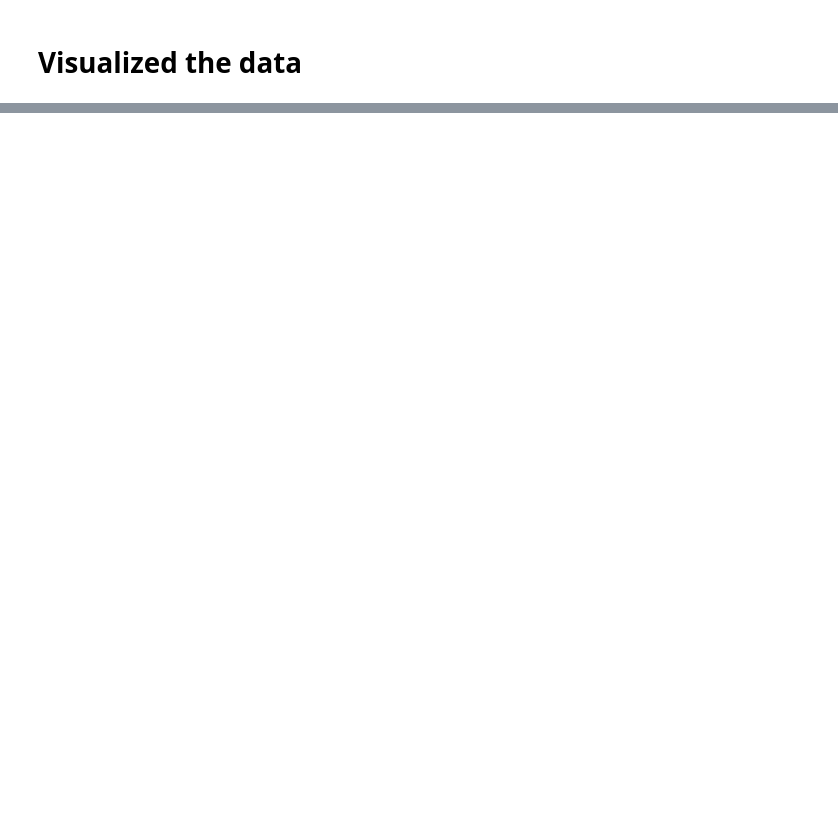
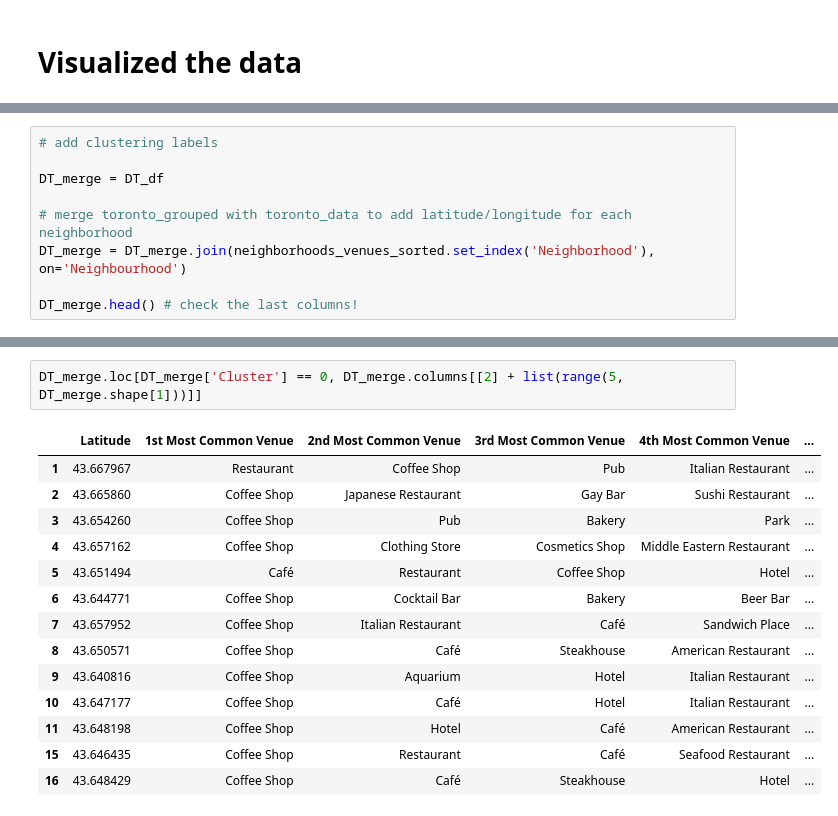
Before and after one commit to SubramanyaA/courseraCapstone, a Jupyter notebook: assignment_Toronto.ipynb, the cells around one changed output, grey strips where cells are left out. Drawn from its saved outputs; the diff is of its cells as text; blank space fills up the shorter version.

```diff
--- a/assignment_Toronto.ipynb
+++ b/assignment_Toronto.ipynb
@@ -200,0 +773,9 @@ venues_map
+# %%
+# add clustering labels
+
+DT_merge = DT_df
+
+# merge toronto_grouped with toronto_data to add latitude/longitude for each neighborhood
+DT_merge = DT_merge.join(neighborhoods_venues_sorted.set_index('Neighborhood'), on='Neighbourhood')
+
+DT_merge.head() # check the last columns!
@@ -200,0 +789,17 @@ venues_map
+# %%
+DT_merge.loc[DT_merge['Cluster'] == 0, DT_merge.columns[[2] + list(range(5, DT_merge.shape[1]))]]
+# %% [output]
+|  | Latitude | 1st Most Common Venue | 2nd Most Common Venue | 3rd Most Common Venue | 4th Most Common Venue | ... |
+| 1 | 43.667967 | Restaurant | Coffee Shop | Pub | Italian Restaurant | ... |
+| 2 | 43.665860 | Coffee Shop | Japanese Restaurant | Gay Bar | Sushi Restaurant | ... |
+| 3 | 43.654260 | Coffee Shop | Pub | Bakery | Park | ... |
+| 4 | 43.657162 | Coffee Shop | Clothing Store | Cosmetics Shop | Middle Eastern Restaurant | ... |
+| 5 | 43.651494 | Café | Restaurant | Coffee Shop | Hotel | ... |
+| 6 | 43.644771 | Coffee Shop | Cocktail Bar | Bakery | Beer Bar | ... |
+| 7 | 43.657952 | Coffee Shop | Italian Restaurant | Café | Sandwich Place | ... |
+| 8 | 43.650571 | Coffee Shop | Café | Steakhouse | American Restaurant | ... |
+| 9 | 43.640816 | Coffee Shop | Aquarium | Hotel | Italian Restaurant | ... |
+| 10 | 43.647177 | Coffee Shop | Café | Hotel | Italian Restaurant | ... |
+| 11 | 43.648198 | Coffee Shop | Hotel | Café | American Restaurant | ... |
+| 15 | 43.646435 | Coffee Shop | Restaurant | Café | Seafood Restaurant | ... |
+| 16 | 43.648429 | Coffee Shop | Café | Steakhouse | Hotel | ... |
```
Also changed, not shown: parts of 46 cells of this notebook.
